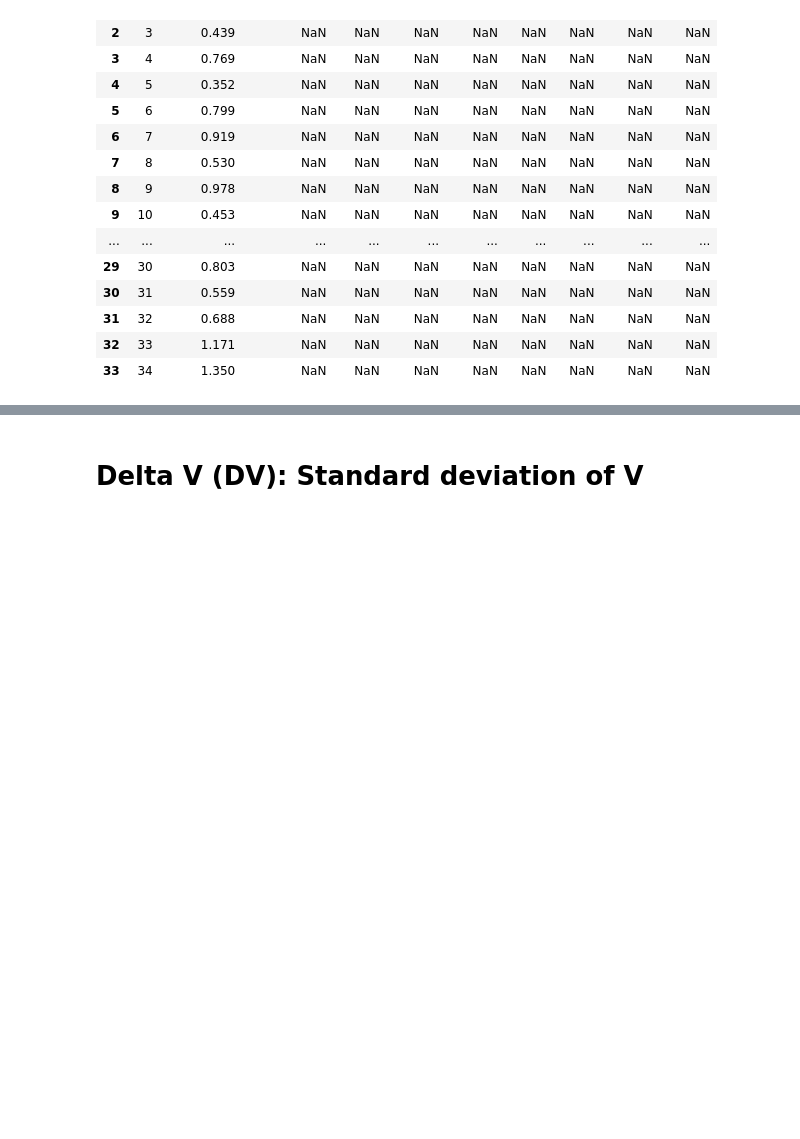
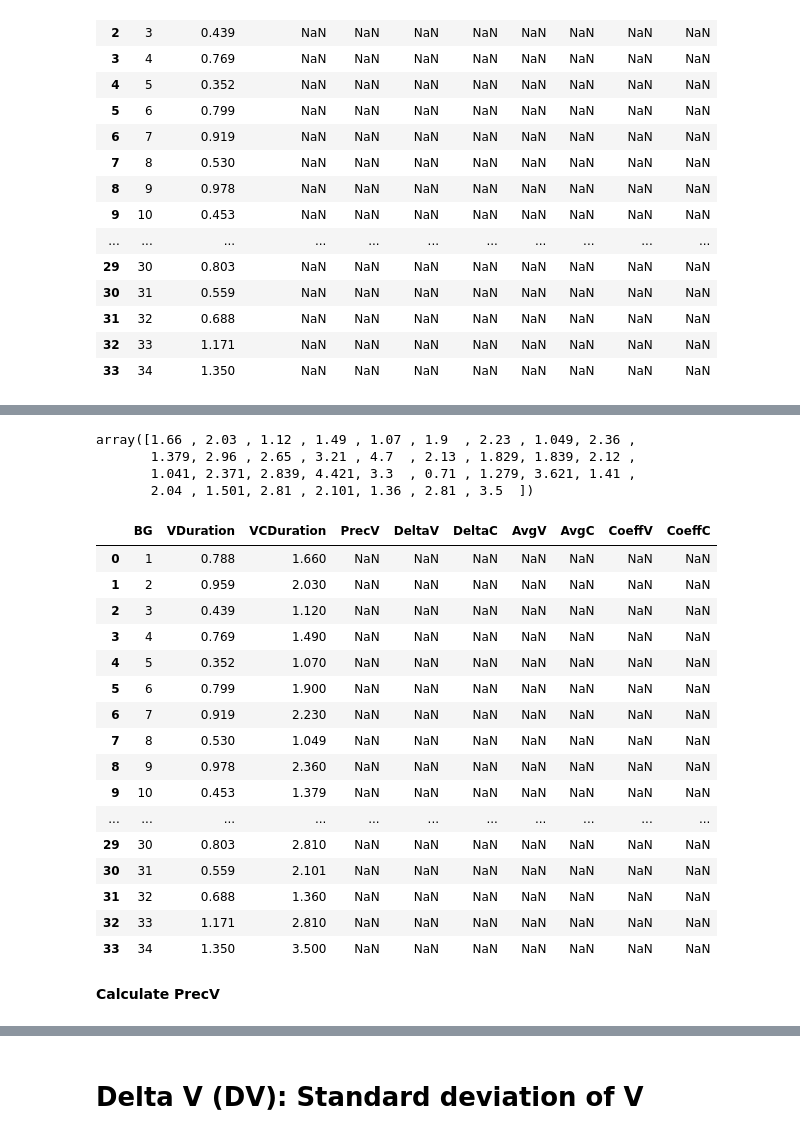
Before and after one commit to Janina712/MLTSA22_JBoecher, a Jupyter notebook: Other/PercDeltaCoeff.ipynb, the cells around one changed output, grey strips where cells are left out. Drawn from its saved outputs; the diff is of its cells as text; code cells hidden in the pictures; blank space fills up the shorter version.

```diff
--- a/Other/PercDeltaCoeff.ipynb
+++ b/Other/PercDeltaCoeff.ipynb
@@ -86,0 +114,40 @@ newdf
+# %%
+numberBG = np.max(df2["Breath.Group"])
+# %%
+VCsums = np.zeros(numberBG)
+# %%
+for i in range(1,numberBG+1):
+  for j in range(0, len(df2)):
+    if df2["Breath.Group"][j] == i:
+      VCsums[i-1] = VCsums[i-1] + df2["Duration"][j]
+# %%
+VCsums
+# %% [output]
+array([1.66 , 2.03 , 1.12 , 1.49 , 1.07 , 1.9  , 2.23 , 1.049, 2.36 ,
+       1.379, 2.96 , 2.65 , 3.21 , 4.7  , 2.13 , 1.829, 1.839, 2.12 ,
+       1.041, 2.371, 2.839, 4.421, 3.3  , 0.71 , 1.279, 3.621, 1.41 ,
+       2.04 , 1.501, 2.81 , 2.101, 1.36 , 2.81 , 3.5  ])
+# %%
+newdf["VCDuration"] = VCsums
+# %%
+newdf
+# %% [output]
+|  | BG | VDuration | VCDuration | PrecV | DeltaV | DeltaC | AvgV | AvgC | CoeffV | CoeffC |
+| 0 | 1 | 0.788 | 1.660 | NaN | NaN | NaN | NaN | NaN | NaN | NaN |
+| 1 | 2 | 0.959 | 2.030 | NaN | NaN | NaN | NaN | NaN | NaN | NaN |
+| 2 | 3 | 0.439 | 1.120 | NaN | NaN | NaN | NaN | NaN | NaN | NaN |
+| 3 | 4 | 0.769 | 1.490 | NaN | NaN | NaN | NaN | NaN | NaN | NaN |
+| 4 | 5 | 0.352 | 1.070 | NaN | NaN | NaN | NaN | NaN | NaN | NaN |
+| 5 | 6 | 0.799 | 1.900 | NaN | NaN | NaN | NaN | NaN | NaN | NaN |
+| 6 | 7 | 0.919 | 2.230 | NaN | NaN | NaN | NaN | NaN | NaN | NaN |
+| 7 | 8 | 0.530 | 1.049 | NaN | NaN | NaN | NaN | NaN | NaN | NaN |
+| 8 | 9 | 0.978 | 2.360 | NaN | NaN | NaN | NaN | NaN | NaN | NaN |
+| 9 | 10 | 0.453 | 1.379 | NaN | NaN | NaN | NaN | NaN | NaN | NaN |
+| ... | ... | ... | ... | ... | ... | ... | ... | ... | ... | ... |
+| 29 | 30 | 0.803 | 2.810 | NaN | NaN | NaN | NaN | NaN | NaN | NaN |
+| 30 | 31 | 0.559 | 2.101 | NaN | NaN | NaN | NaN | NaN | NaN | NaN |
+| 31 | 32 | 0.688 | 1.360 | NaN | NaN | NaN | NaN | NaN | NaN | NaN |
+| 32 | 33 | 1.171 | 2.810 | NaN | NaN | NaN | NaN | NaN | NaN | NaN |
+| 33 | 34 | 1.350 | 3.500 | NaN | NaN | NaN | NaN | NaN | NaN | NaN |
+# %% [markdown]
+**Calculate PrecV**
```
Also changed, not shown: parts of 33 cells of this notebook.
